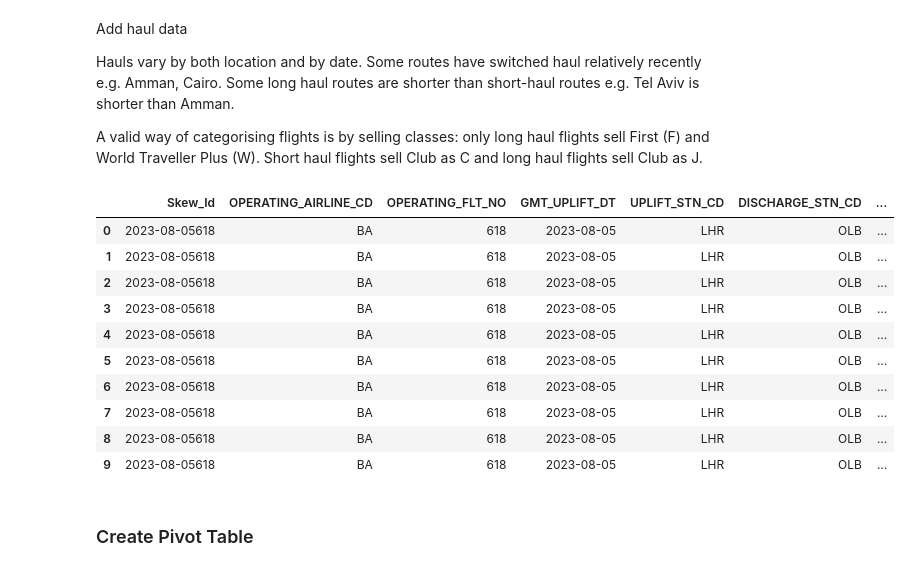
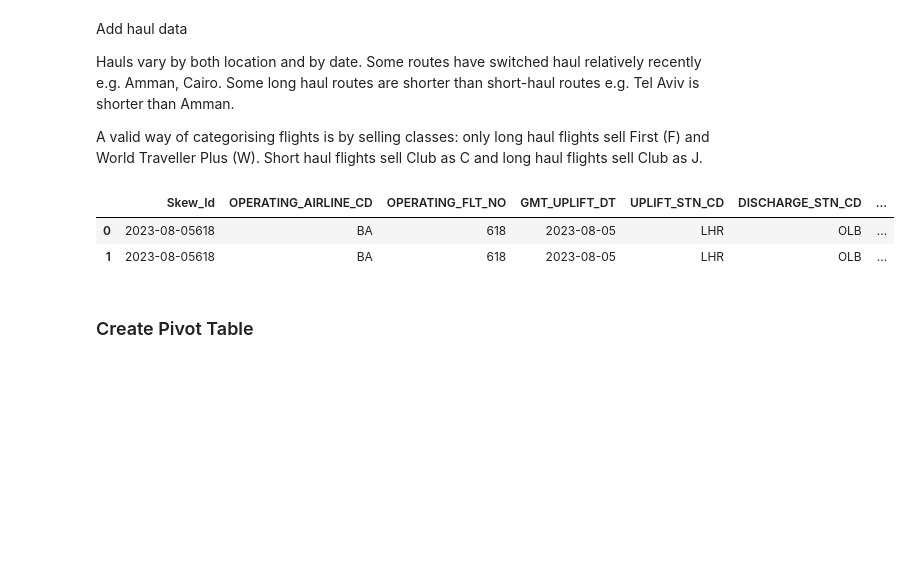
Before and after one commit to IanMaHKG-BA/Hackathon_Team_1, a Jupyter notebook: GOLD_STANDARD_PLS_DONT_BREAK.ipynb, the cells around one changed output. Saved outputs shown, nothing was run; the diff lists cells and outputs as text; code cells hidden in the pictures; blank space fills up the shorter version.

```diff
--- a/GOLD_STANDARD_PLS_DONT_BREAK.ipynb
+++ b/GOLD_STANDARD_PLS_DONT_BREAK.ipynb
@@ -795,19 +802,11 @@ def add_haul(df):
 
 df_final = add_haul(df_final)
 # %%
-df_final.head(10)
+df_final.head(2)
 # %% [output]
 |  | Skew_Id | OPERATING_AIRLINE_CD | OPERATING_FLT_NO | GMT_UPLIFT_DT | UPLIFT_STN_CD | DISCHARGE_STN_CD | ... |
 | 0 | 2023-08-05618 | BA | 618 | 2023-08-05 | LHR | OLB | ... |
 | 1 | 2023-08-05618 | BA | 618 | 2023-08-05 | LHR | OLB | ... |
-| 2 | 2023-08-05618 | BA | 618 | 2023-08-05 | LHR | OLB | ... |
-| 3 | 2023-08-05618 | BA | 618 | 2023-08-05 | LHR | OLB | ... |
-| 4 | 2023-08-05618 | BA | 618 | 2023-08-05 | LHR | OLB | ... |
-| 5 | 2023-08-05618 | BA | 618 | 2023-08-05 | LHR | OLB | ... |
-| 6 | 2023-08-05618 | BA | 618 | 2023-08-05 | LHR | OLB | ... |
-| 7 | 2023-08-05618 | BA | 618 | 2023-08-05 | LHR | OLB | ... |
-| 8 | 2023-08-05618 | BA | 618 | 2023-08-05 | LHR | OLB | ... |
-| 9 | 2023-08-05618 | BA | 618 | 2023-08-05 | LHR | OLB | ... |
 # %%
 # TEMP
 
```
Also changed, not shown: parts of 19 cells of this notebook.
